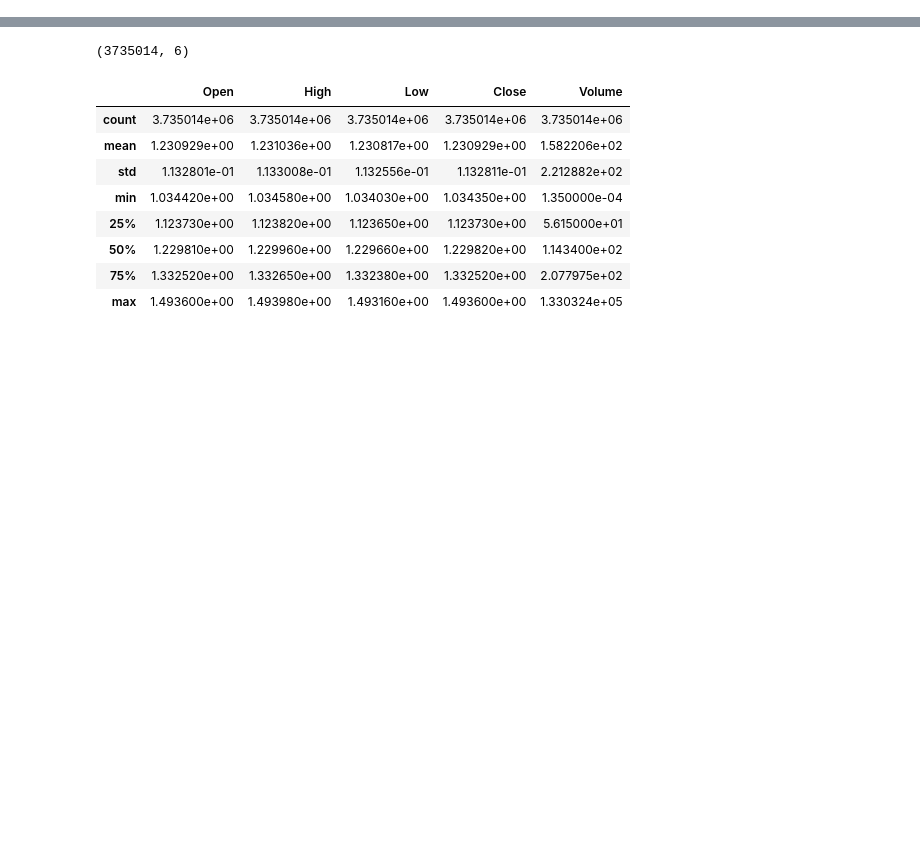
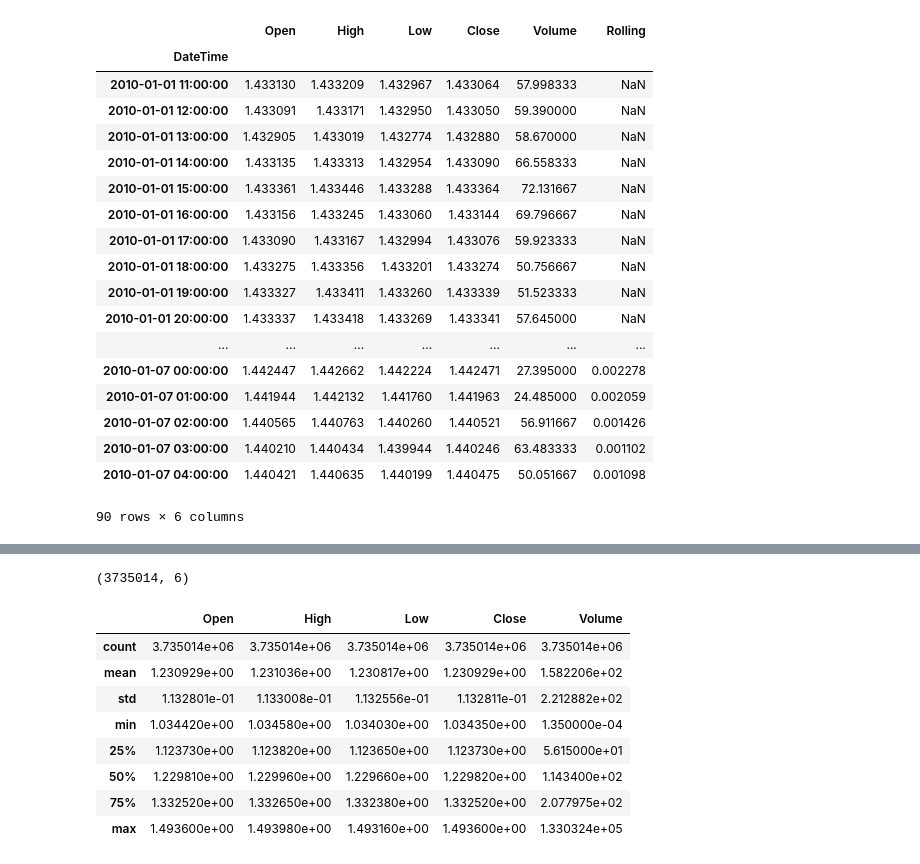
Before and after one commit to Majaalex/PredictiveAnalytics, a Jupyter notebook: Assignment1.ipynb, the cells around one changed output, grey strips where cells are left out. Drawn from its saved outputs; the diff is of its cells as text; code cells hidden in the pictures; blank space fills up the shorter version.

Commit message:
Hourly, weekly, monthly functioning

```diff
--- a/Assignment1.ipynb
+++ b/Assignment1.ipynb
@@ -38,0 +33,27 @@ df.head(10)
+# %%
+hourly = df.resample('H', on="DateTime").mean()
+hourly = hourly.dropna(how="any")
+rolling = hourly["Close"].rolling(12).std()
+hourly["Rolling"] = rolling
+# %%
+hourly.head(90)
+# %% [output]
+|  | Open | High | Low | Close | Volume | Rolling |
+| DateTime |  |  |  |  |  |  |
+| 2010-01-01 11:00:00 | 1.433130 | 1.433209 | 1.432967 | 1.433064 | 57.998333 | NaN |
+| 2010-01-01 12:00:00 | 1.433091 | 1.433171 | 1.432950 | 1.433050 | 59.390000 | NaN |
+| 2010-01-01 13:00:00 | 1.432905 | 1.433019 | 1.432774 | 1.432880 | 58.670000 | NaN |
+| 2010-01-01 14:00:00 | 1.433135 | 1.433313 | 1.432954 | 1.433090 | 66.558333 | NaN |
+| 2010-01-01 15:00:00 | 1.433361 | 1.433446 | 1.433288 | 1.433364 | 72.131667 | NaN |
+| 2010-01-01 16:00:00 | 1.433156 | 1.433245 | 1.433060 | 1.433144 | 69.796667 | NaN |
+| 2010-01-01 17:00:00 | 1.433090 | 1.433167 | 1.432994 | 1.433076 | 59.923333 | NaN |
+| 2010-01-01 18:00:00 | 1.433275 | 1.433356 | 1.433201 | 1.433274 | 50.756667 | NaN |
+| 2010-01-01 19:00:00 | 1.433327 | 1.433411 | 1.433260 | 1.433339 | 51.523333 | NaN |
+| 2010-01-01 20:00:00 | 1.433337 | 1.433418 | 1.433269 | 1.433341 | 57.645000 | NaN |
+| ... | ... | ... | ... | ... | ... | ... |
+| 2010-01-07 00:00:00 | 1.442447 | 1.442662 | 1.442224 | 1.442471 | 27.395000 | 0.002278 |
+| 2010-01-07 01:00:00 | 1.441944 | 1.442132 | 1.441760 | 1.441963 | 24.485000 | 0.002059 |
+| 2010-01-07 02:00:00 | 1.440565 | 1.440763 | 1.440260 | 1.440521 | 56.911667 | 0.001426 |
+| 2010-01-07 03:00:00 | 1.440210 | 1.440434 | 1.439944 | 1.440246 | 63.483333 | 0.001102 |
+| 2010-01-07 04:00:00 | 1.440421 | 1.440635 | 1.440199 | 1.440475 | 50.051667 | 0.001098 |
+90 rows × 6 columns
```
Also changed, not shown: parts of 15 cells of this notebook.
